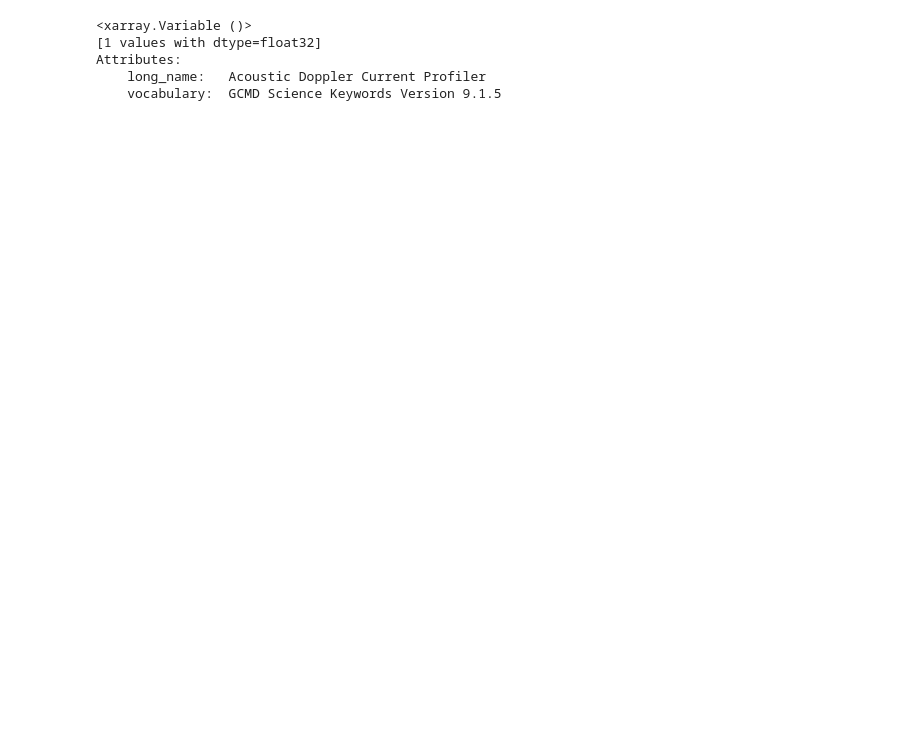
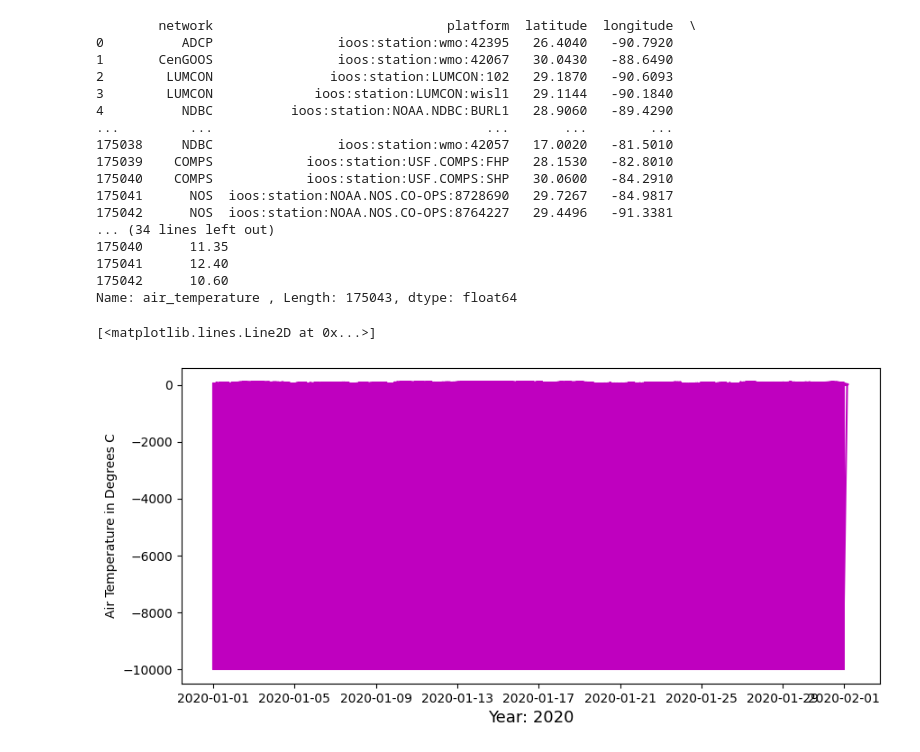
Before and after one commit to byruby-flatlantic143/MUREP-In-Progress-Notebooks, a Jupyter notebook: Plots for Hanna's GOM Group.ipynb, the cells around one changed output. Cells and saved outputs as stored; diff of their text form; code cells hidden in the pictures; blank space fills up the shorter version.

Commit message:
Changed the imports
Changed the drop.na function to work for datatype

```diff
--- a/Plots for Hanna's GOM Group.ipynb
+++ b/Plots for Hanna's GOM Group.ipynb
@@ -11,15 +12,61 @@ import glob
-# %%
-# take 1...let's try to find some riverine discharge data (if we're lucky)
-filepath = "../Data/NASA MUREP/Plots for Hanna (GOM)/gcoos_ioos-station-SCCF-16_2008_01.nc"
-df = xr.open_dataset(filepath)
-#nc = netCDF4.df(filepath)
-#curr = df.variables['current']
-oceancurrents = df.variables['ocean_currents_instrument_1']
-print(oceancurrents)
-# %% [output]
-<xarray.Variable ()>
-[1 values with dtype=float32]
-Attributes:
-    long_name:   Acoustic Doppler Current Profiler
-    vocabulary:  GCMD Science Keywords Version 9.1.5
+# %%
+from dateutil.parser import parse
+# take 1...let's try to find some riverine discharge data (if we're lucky)
+filepath = "../Data/NASA MUREP/Plots for Hanna (GOM)/gcoos_2020_01_air_temperature.csv"
+df = pd.read_csv(filepath, sep = ",")
+#rawdata = df[["date","air_temperature"]]
+data = df.copy()
+data['air_temperature '] = data['air_temperature '].replace(r'^[A-Za-z].*', np.NaN, regex=True)
+data.dropna(inplace=True)
+#data=data.astype({'date':'DATETIME'})
+#data=data.astype({'ait_temperature ':'float'})
+#data['date'] = pd.to_datetime(data['date'], format="%Y-%m-%dT%H:%M:%S")
+data['date'] = data['date'].apply(lambda x: parse(x))
+data['air_temperature '] = data['air_temperature '].astype(float)
+print(data)
+
+fig = plt.figure(figsize=(10,10))
+ax = fig.add_subplot(212)
+ax.set_xlabel('Year: 2020', fontsize=13)
+ax.set_ylabel('Air Temperature in Degrees C')
+
+#xmin = np.min(x)
+#xmax = np.max(x)
+#ymin = np.min(y)
+#ymax = np.max(y)
+
+#num_ticks = 10
+#x_ticks_positions = np.linspace(xmin, xmax, num_ticks)
+
+#print(xmin,xmax,ymin,ymax)
+#ax.set_ylim(ymin, ymax)
+#ax.set_xlim(xmin, xmax)
+
+x = data['date']
+y = data['air_temperature ']
+print(x,y)
+plt.plot(x, y,'m-')
+#df
+#nc = netCDF4.df(filepath)
+#curr = df.variables['current']
+# %% [output]
+        network                              platform  latitude  longitude  \
+0          ADCP                ioos:station:wmo:42395   26.4040   -90.7920
+1       CenGOOS                ioos:station:wmo:42067   30.0430   -88.6490
+2        LUMCON               ioos:station:LUMCON:102   29.1870   -90.6093
+3        LUMCON             ioos:station:LUMCON:wisl1   29.1144   -90.1840
+4          NDBC          ioos:station:NOAA.NDBC:BURL1   28.9060   -89.4290
+...         ...                                   ...       ...        ...
+175038     NDBC                ioos:station:wmo:42057   17.0020   -81.5010
+175039    COMPS            ioos:station:USF.COMPS:FHP   28.1530   -82.8010
+175040    COMPS            ioos:station:USF.COMPS:SHP   30.0600   -84.2910
+175041      NOS  ioos:station:NOAA.NOS.CO-OPS:8728690   29.7267   -84.9817
+175042      NOS  ioos:station:NOAA.NOS.CO-OPS:8764227   29.4496   -91.3381
+... (34 lines left out)
+175040      11.35
+175041      12.40
+175042      10.60
+Name: air_temperature , Length: 175043, dtype: float64
+[<matplotlib.lines.Line2D at 0x...>]
+[figure, added]
 # %%
```
Also changed, not shown: parts of 2 cells of this notebook, 1 other file.
